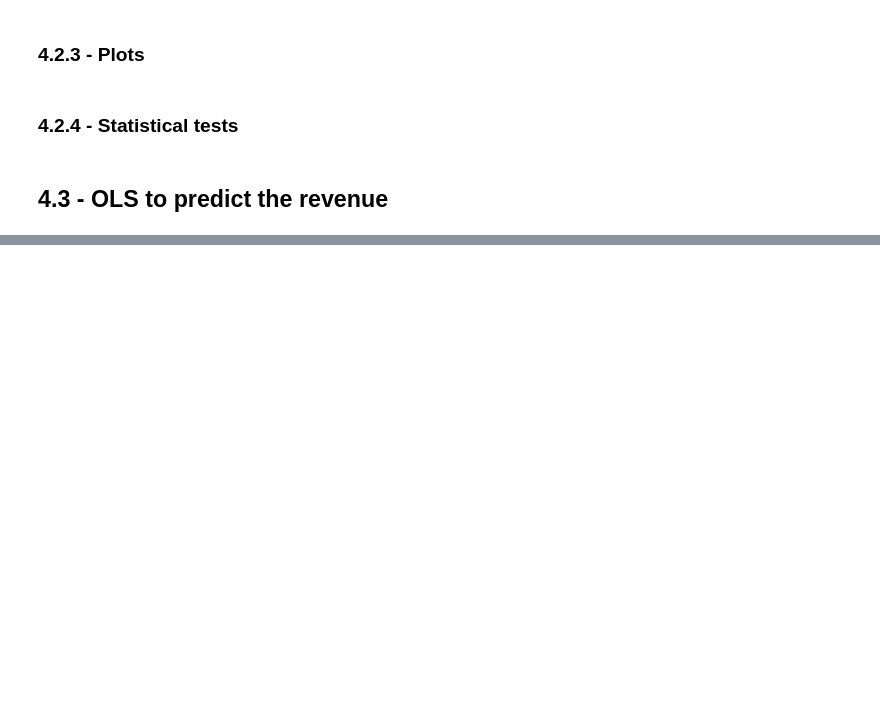
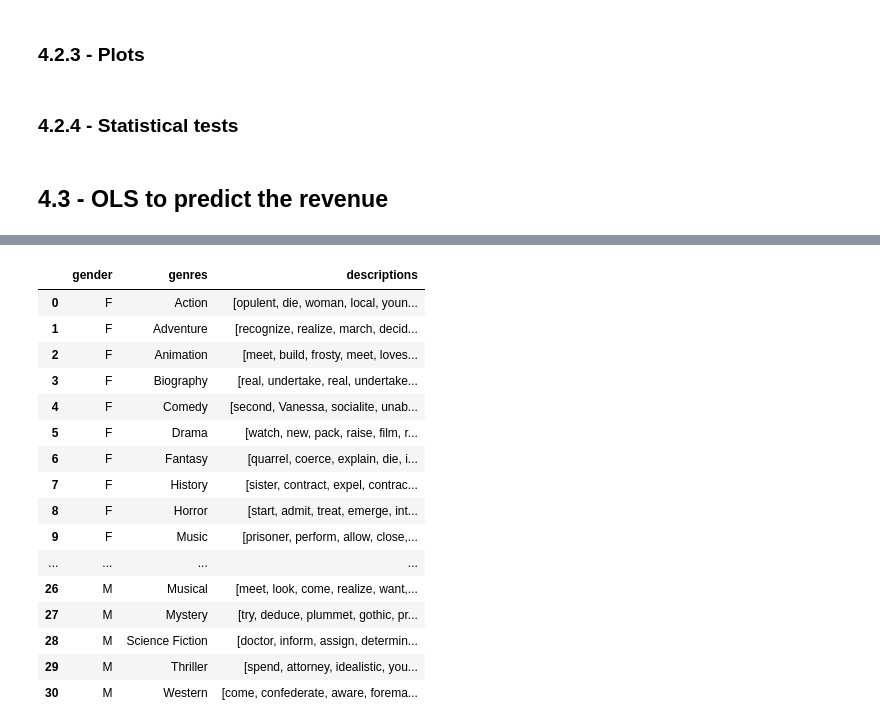
Before and after one commit to epfl-ada/ada-2022-project-xxdatasiencesxx, a Jupyter notebook: MILESTONE_3.ipynb, the cells around one changed output, grey strips where cells are left out. Cells and saved outputs as stored; diff of their text form; code cells hidden in the pictures; blank space fills up the shorter version.

```diff
--- a/MILESTONE_3.ipynb
+++ b/MILESTONE_3.ipynb
@@ -910,0 +1263,23 @@ results.summary()
+# %%
+desc_gender = char_desc.groupby(['gender', 'genres'])['descriptions'].aggregate(list).reset_index(name='descriptions')
+#We need to unstringify the nested lists before groupingby
+desc_gender['descriptions'] = desc_gender['descriptions'].apply(lambda x: [val for sublist in x for val in sublist])
+desc_gender
+# %% [output]
+|  | gender | genres | descriptions |
+| 0 | F | Action | [opulent, die, woman, local, youn... |
+| 1 | F | Adventure | [recognize, realize, march, decid... |
+| 2 | F | Animation | [meet, build, frosty, meet, loves... |
+| 3 | F | Biography | [real, undertake, real, undertake... |
+| 4 | F | Comedy | [second, Vanessa, socialite, unab... |
+| 5 | F | Drama | [watch, new, pack, raise, film, r... |
+| 6 | F | Fantasy | [quarrel, coerce, explain, die, i... |
+| 7 | F | History | [sister, contract, expel, contrac... |
+| 8 | F | Horror | [start, admit, treat, emerge, int... |
+| 9 | F | Music | [prisoner, perform, allow, close,... |
+| ... | ... | ... | ... |
+| 26 | M | Musical | [meet, look, come, realize, want,... |
+| 27 | M | Mystery | [try, deduce, plummet, gothic, pr... |
+| 28 | M | Science Fiction | [doctor, inform, assign, determin... |
+| 29 | M | Thriller | [spend, attorney, idealistic, you... |
+| 30 | M | Western | [come, confederate, aware, forema... |
```
Also changed, not shown: parts of 39 cells of this notebook.
